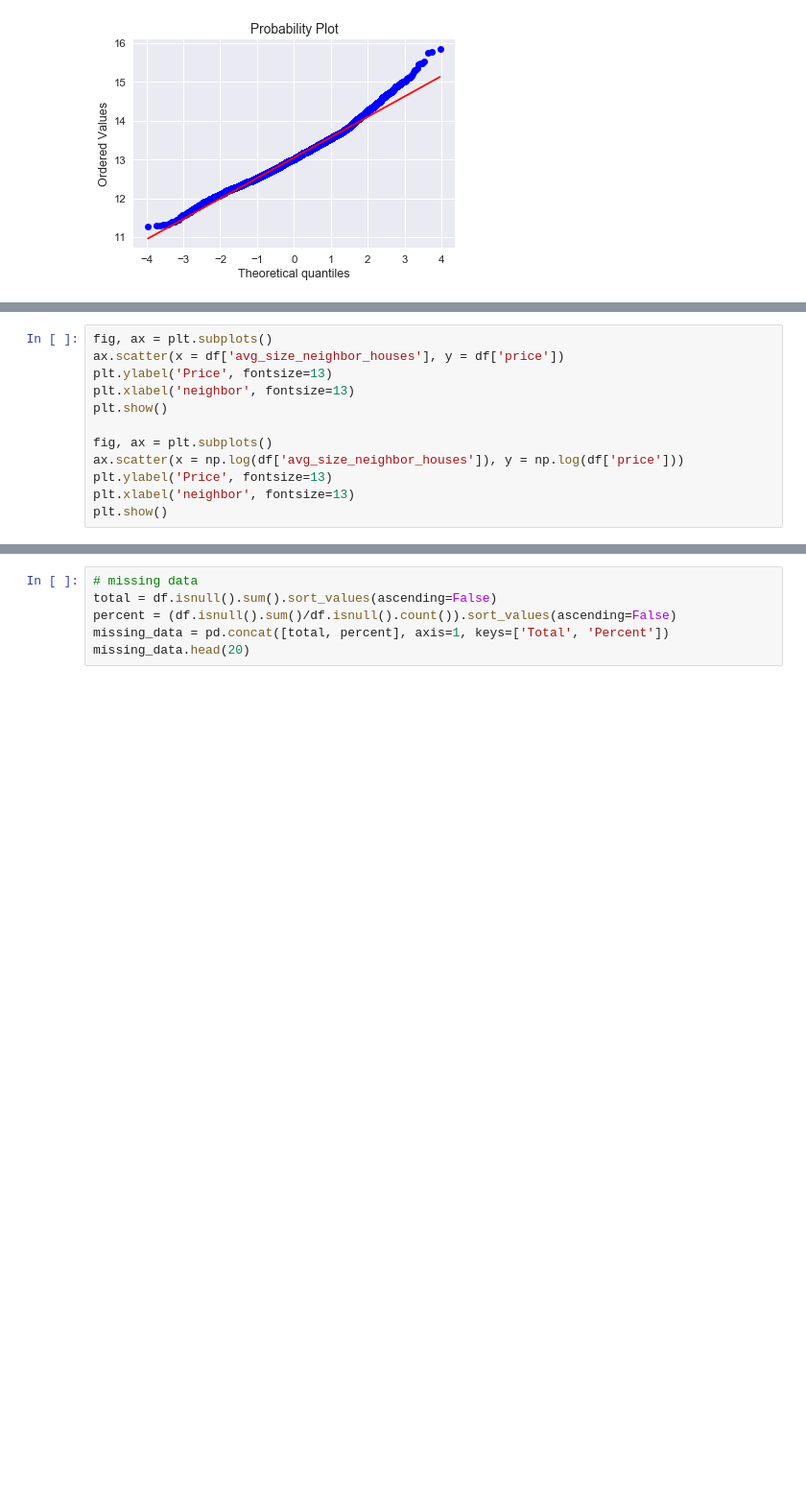
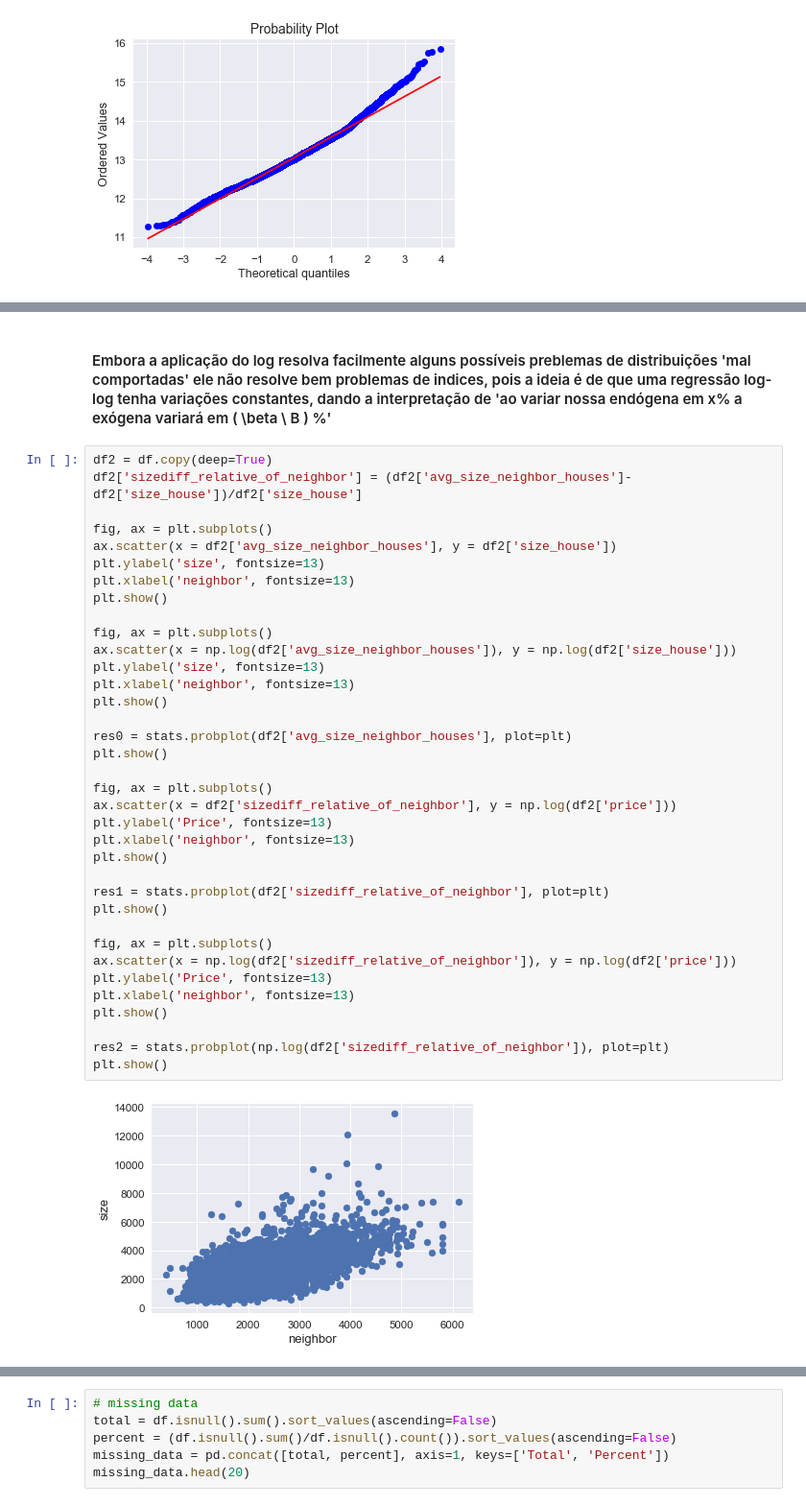
Before and after one commit to sn3fru/pricing-predict, a Jupyter notebook: notebook.ipynb, the cells around one changed output, grey strips where cells are left out. Shown at 96% size. Saved outputs shown, nothing was run; the diff lists cells and outputs as text; blank space fills up the shorter version.

```diff
--- a/notebook.ipynb
+++ b/notebook.ipynb
@@ -140,12 +131,40 @@ plt.show()
+# %% [markdown]
+#### Embora a aplicação do log resolva facilmente alguns possíveis preblemas de distribuições 'mal comportadas' ele não resolve bem problemas de indices, pois a ideia é de que uma regressão log-log tenha variações constantes, dando a interpretação de 'ao variar nossa endógena em x% a exógena variará em 	\( \beta \ B \) %'
 # %%
+df2 = df.copy(deep=True)
+df2['sizediff_relative_of_neighbor'] = (df2['avg_size_neighbor_houses']-df2['size_house'])/df2['size_house']
+
 fig, ax = plt.subplots()
-ax.scatter(x = df['avg_size_neighbor_houses'], y = df['price'])
+ax.scatter(x = df2['avg_size_neighbor_houses'], y = df2['size_house'])
+plt.ylabel('size', fontsize=13)
+plt.xlabel('neighbor', fontsize=13)
+plt.show()
+
+fig, ax = plt.subplots()
+ax.scatter(x = np.log(df2['avg_size_neighbor_houses']), y = np.log(df2['size_house']))
+plt.ylabel('size', fontsize=13)
+plt.xlabel('neighbor', fontsize=13)
+plt.show()
+
+res0 = stats.probplot(df2['avg_size_neighbor_houses'], plot=plt)
+plt.show()
+
+fig, ax = plt.subplots()
+ax.scatter(x = df2['sizediff_relative_of_neighbor'], y = np.log(df2['price']))
 plt.ylabel('Price', fontsize=13)
 plt.xlabel('neighbor', fontsize=13)
 plt.show()
 
+res1 = stats.probplot(df2['sizediff_relative_of_neighbor'], plot=plt)
+plt.show()
+
 fig, ax = plt.subplots()
-ax.scatter(x = np.log(df['avg_size_neighbor_houses']), y = np.log(df['price']))
+ax.scatter(x = np.log(df2['sizediff_relative_of_neighbor']), y = np.log(df2['price']))
 plt.ylabel('Price', fontsize=13)
 plt.xlabel('neighbor', fontsize=13)
 plt.show()
+
+res2 = stats.probplot(np.log(df2['sizediff_relative_of_neighbor']), plot=plt)
+plt.show()
+# %% [output]
+[figure, added]
```
Also changed, not shown: parts of 7 cells of this notebook.
